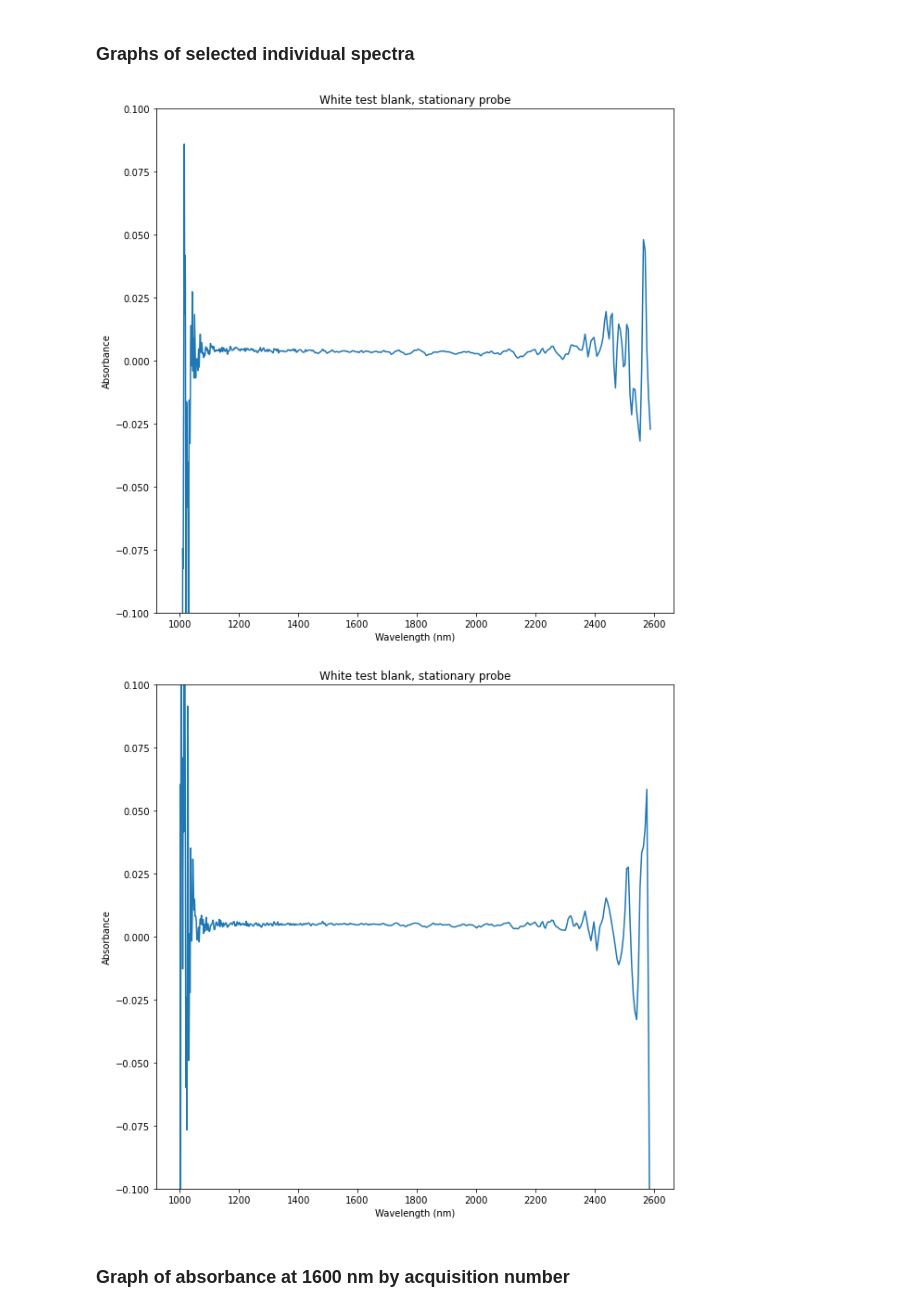
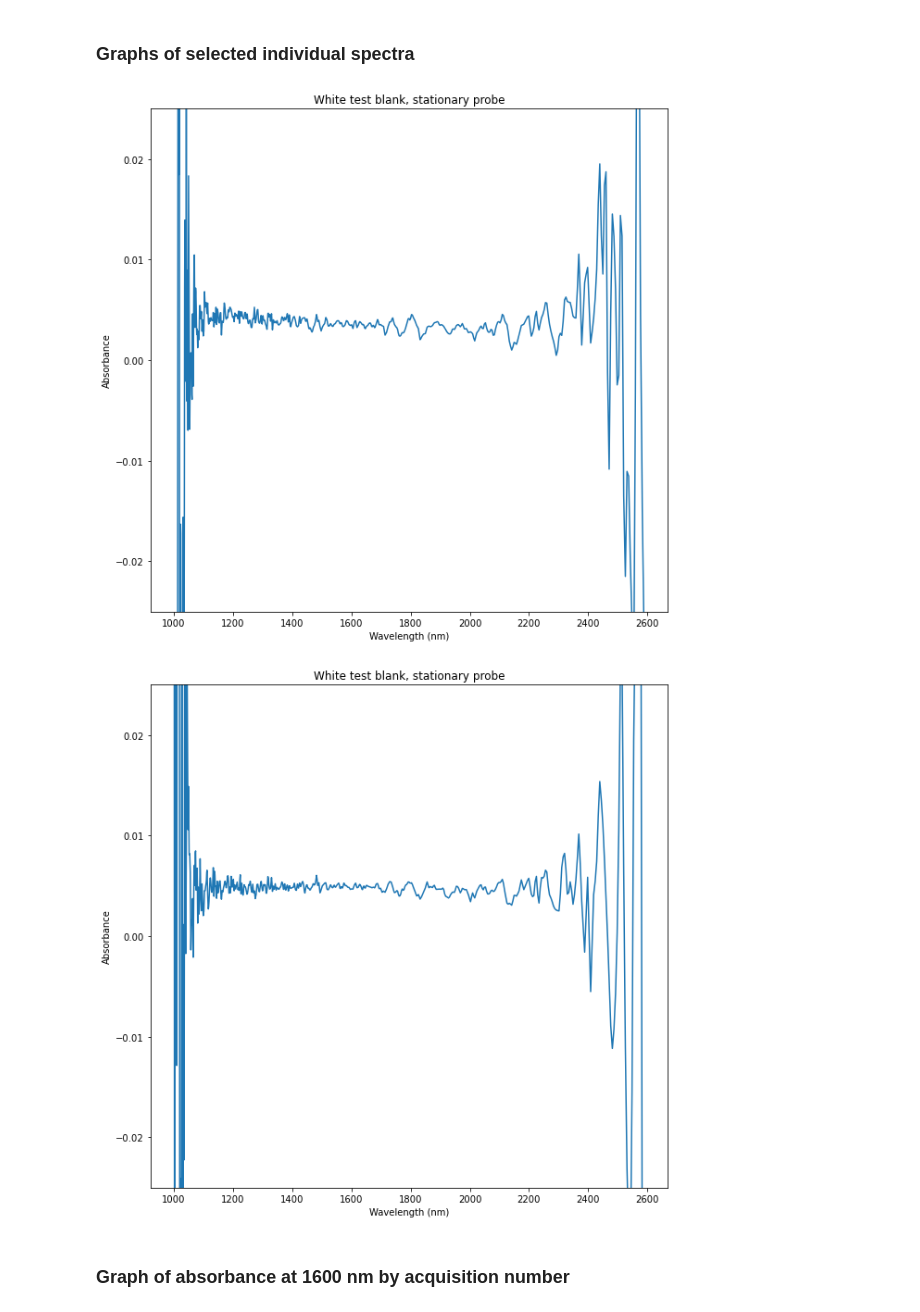
Before and after one commit to barrett3210/h5py_more_practice, a Jupyter notebook: White_test_blank_vis_ftirengine.ipynb, the cells around one changed output. Drawn from its saved outputs; the diff is of its cells as text; code cells hidden in the pictures.

```diff
--- a/White_test_blank_vis_ftirengine.ipynb
+++ b/White_test_blank_vis_ftirengine.ipynb
@@ -119,25 +119,25 @@ plt.show()
 # %%
 fig, ax = plt.subplots(figsize = (10,10))
 ax.set_title("White test blank, stationary probe")
 ax.set_ylabel("Absorbance")
 ax.set_xlabel("Wavelength (nm)")
-ax.set_ylim(-0.1, 0.1)
+ax.set_ylim(-0.025, 0.025)
 
 ax.plot(ftir_waves, ftir_spectra_stationary[3, :])
 plt.show()
 # %% [output]
-[figure, old version]
+[figure, new version]
 # %%
 fig, ax = plt.subplots(figsize = (10,10))
 ax.set_title("White test blank, stationary probe")
 ax.set_ylabel("Absorbance")
 ax.set_xlabel("Wavelength (nm)")
-ax.set_ylim(-0.1, 0.1)
+ax.set_ylim(-0.025, 0.025)
 
 ax.plot(ftir_waves, ftir_spectra_stationary[20, :])
 plt.show()
 # %% [output]
-[figure, old version]
+[figure, new version]
 # %% [markdown]
 ### Graph of absorbance at 1600 nm by acquisition number
 # %%
```
Also changed, not shown: parts of 3 cells of this notebook, 4 other files.
